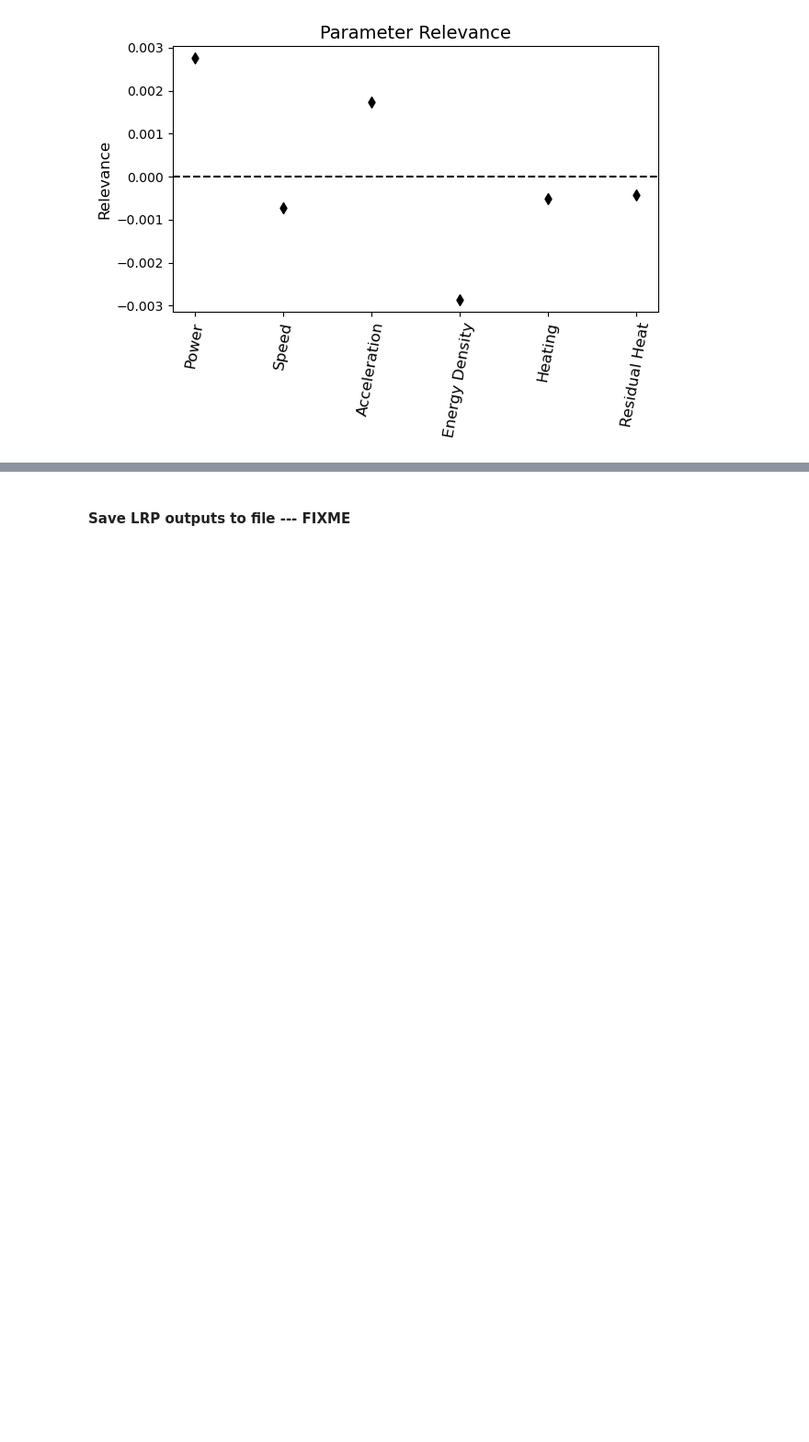
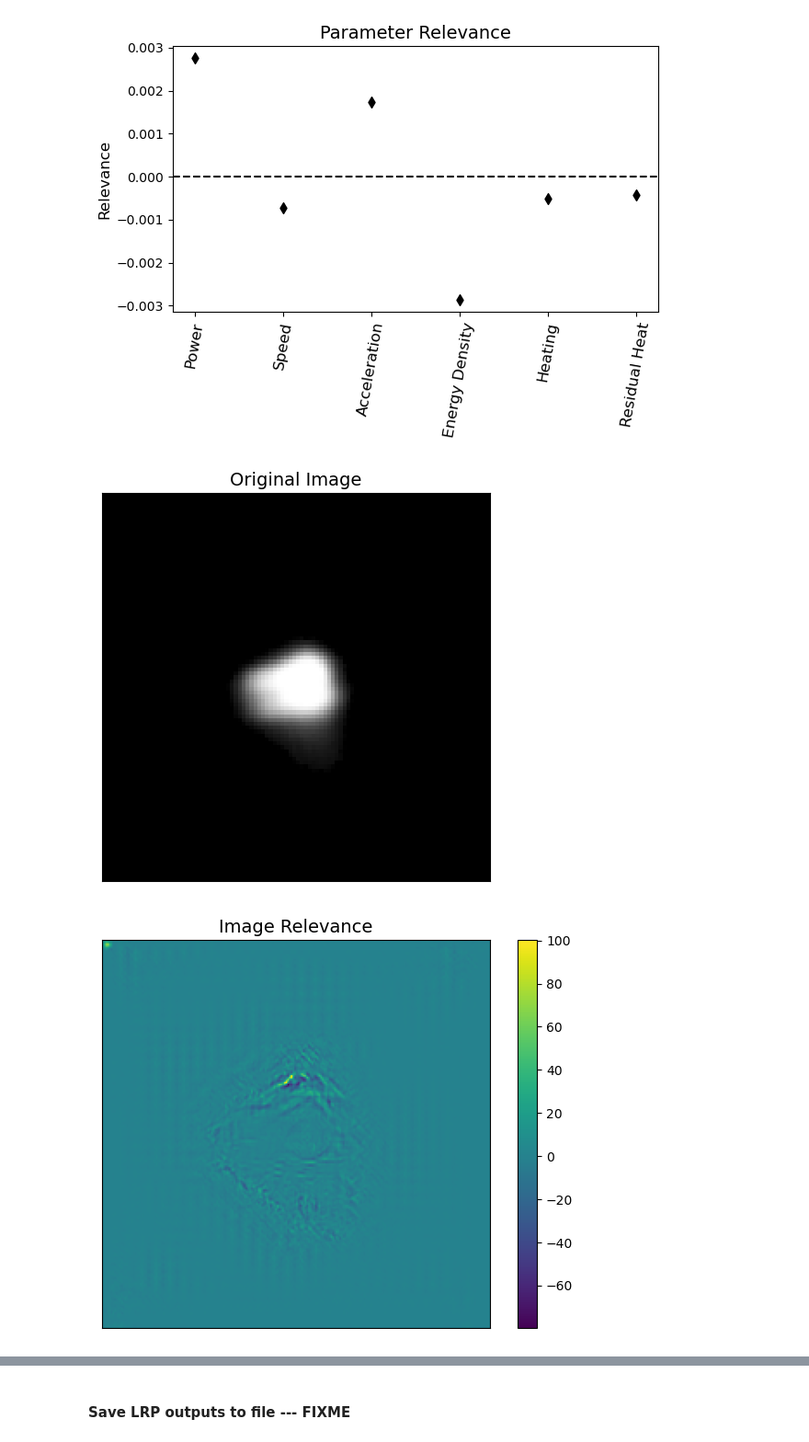
Before and after one commit to satomm1/LPBF_Cluster_And_XAI, a Jupyter notebook: src/LRP_RTC.ipynb, the cells around one changed output, grey strips where cells are left out. Shown at 92% size. Saved outputs shown, nothing was run; the diff lists cells and outputs as text; code cells hidden in the pictures; blank space fills up the shorter version.

Commit message:
LRP Image Relevance Plots

```diff
--- a/src/LRP_RTC.ipynb
+++ b/src/LRP_RTC.ipynb
@@ -147,7 +147,7 @@ class MeltpoolDataset(Dataset):
         # Load the label
         label = self.labels[idx]
 
-        return {'image': image, 'process_parameters': pp, 'label': label}
+        return {'image': image, 'process_parameters': pp, 'label': label, 'image_name': img_name}
 # %% [markdown]
 ### LRP-Epsilon
 # %%
@@ -483,3 +485,80 @@ plt.tight_layout()
 plt.show()
 # %% [output]
 [figure]
+# %%
+# plot example image relevance
+
+sample = next(iter(dataloader_test))
+R_dict = lrp_eps.evaluate(sample)
+
+img = sample['image'].numpy().squeeze()
+img = np.transpose(img, axes=[1,2,0])
+pp = sample['process_parameters'].numpy()
+label = sample['label'].item()
+R_img_list = R_dict["image"]
+R_img = R_img_list[-1].cpu().detach().numpy().squeeze()
+R_img = np.transpose(R_img, axes=[1,2,0])
+# R_img = np.mean(R_img, axis=2)
+# R_img = np.max(R_img, axis=2)
+R_img = 0.299*R_img[:,:,0] + 0.587*R_img[:,:,1] + 0.114*R_img[:,:,2]
+
+R_pp_list = R_dict["pp"]
+R_pp = R_pp_list[-1]
+
+images = sample['image']
+process_parameters = sample['process_parameters']
+images = images.to(device=device, dtype=torch.float)
+process_parameters = process_parameters.to(device=device, dtype=torch.float)
+with torch.set_grad_enabled(False):
+    outputs = model(images, process_parameters)
+    _, preds = torch.max(outputs, 1)
+
+
+# img_name = sample['image_name'][0]
+# img = io.imread(img_name)
+# fig, axs = plt.subplot_mosaic([['left', 'right']])
+# axs['left'].imshow(img, cmap='gray')
+# # axs['left'].title.set_text("GT: " + str(label) + ", Pred: " + str(preds.item()))
+# axs['left'].title.set_text("Original Image")
+# axs['left'].set_xticks([])
+# axs['left'].set_yticks([])
+# axs['left'].set_xticklabels([])
+# axs['left'].set_yticklabels([])
+
+# heatmap = axs['right'].imshow(R_img)
+# cbar = fig.colorbar(heatmap, ax=axs['right'])
+# # cbar.ax.yaxis.set_offset_position('left')
+# cbar.update_ticks()
+# axs['right'].title.set_text('Image Relevance')
+# axs['right'].set_xticks([])
+# axs['right'].set_yticks([])
+# axs['right'].set_xticklabels([])
+# axs['right'].set_yticklabels([])
+# fig.tight_layout()
+# plt.show()
+
+
+img_name = sample['image_name'][0]
+img = io.imread(img_name)
+plt.imshow(img, cmap='gray')
+# axs['left'].title.set_text("GT: " + str(label) + ", Pred: " + str(preds.item()))
+plt.title("Original Image", fontsize=14)
+plt.xticks([])
+plt.yticks([])
+plt.tight_layout()
+# plt.savefig('Plots/Image_Relevance_Original.png', dpi=600)
+plt.show()
+
+heatmap = plt.imshow(R_img)
+cbar = plt.colorbar(heatmap)
+# cbar.ax.yaxis.set_offset_position('left')
+cbar.update_ticks()
+plt.title('Image Relevance', fontsize=14)
+plt.xticks([])
+plt.yticks([])
+plt.tight_layout()
+# plt.savefig('Plots/Image_Relevance.png', dpi=600)
+plt.show()
+# %% [output]
+[figure, added]
+[figure, added]
```
Also changed, not shown: parts of 2 cells of this notebook, 2 other files.
